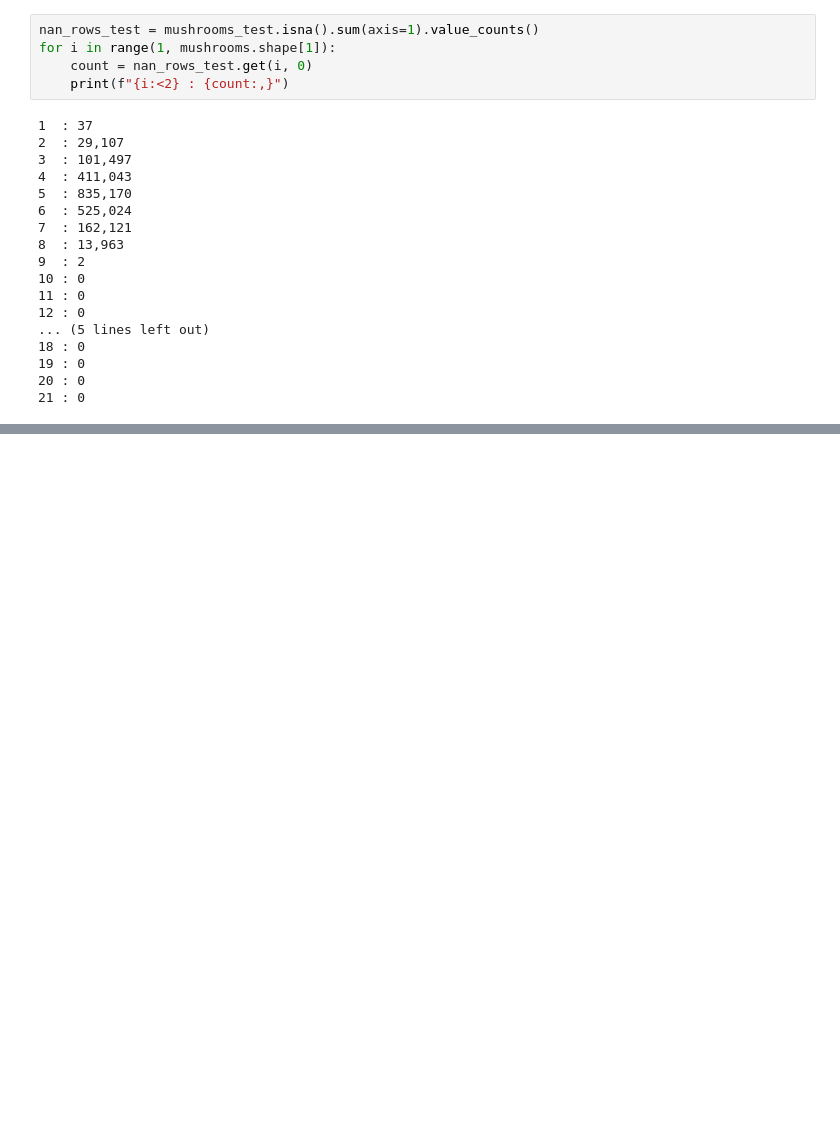
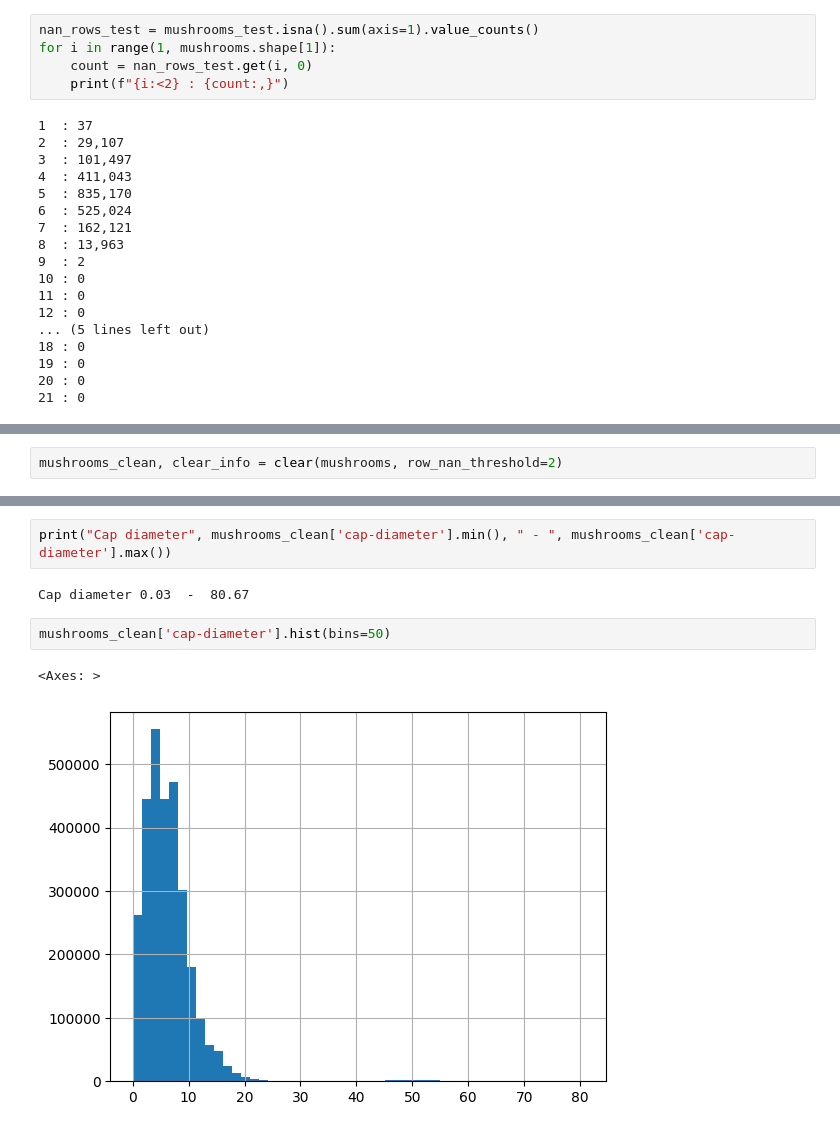
Before and after one commit to 0xV4h3/SmartCode, a Jupyter notebook: ML/Lessons/SupervisedLearning/PoisonousMushrooms.ipynb, the cells around one changed output, grey strips where cells are left out. Cells and saved outputs as stored; diff of their text form; blank space fills up the shorter version.

```diff
--- a/ML/Lessons/SupervisedLearning/PoisonousMushrooms.ipynb
+++ b/ML/Lessons/SupervisedLearning/PoisonousMushrooms.ipynb
@@ -123,0 +489,2 @@ for i in range(1, mushrooms.shape[1]):
+# %%
+mushrooms_clean, clear_info = clear(mushrooms, row_nan_threshold=2)
@@ -123,0 +553,9 @@ for i in range(1, mushrooms.shape[1]):
+# %%
+print("Cap diameter", mushrooms_clean['cap-diameter'].min(), " - ", mushrooms_clean['cap-diameter'].max())
+# %% [output]
+Cap diameter 0.03  -  80.67
+# %%
+mushrooms_clean['cap-diameter'].hist(bins=50)
+# %% [output]
+<Axes: >
+[figure, added]
```
Also changed, not shown: parts of 93 cells of this notebook.
